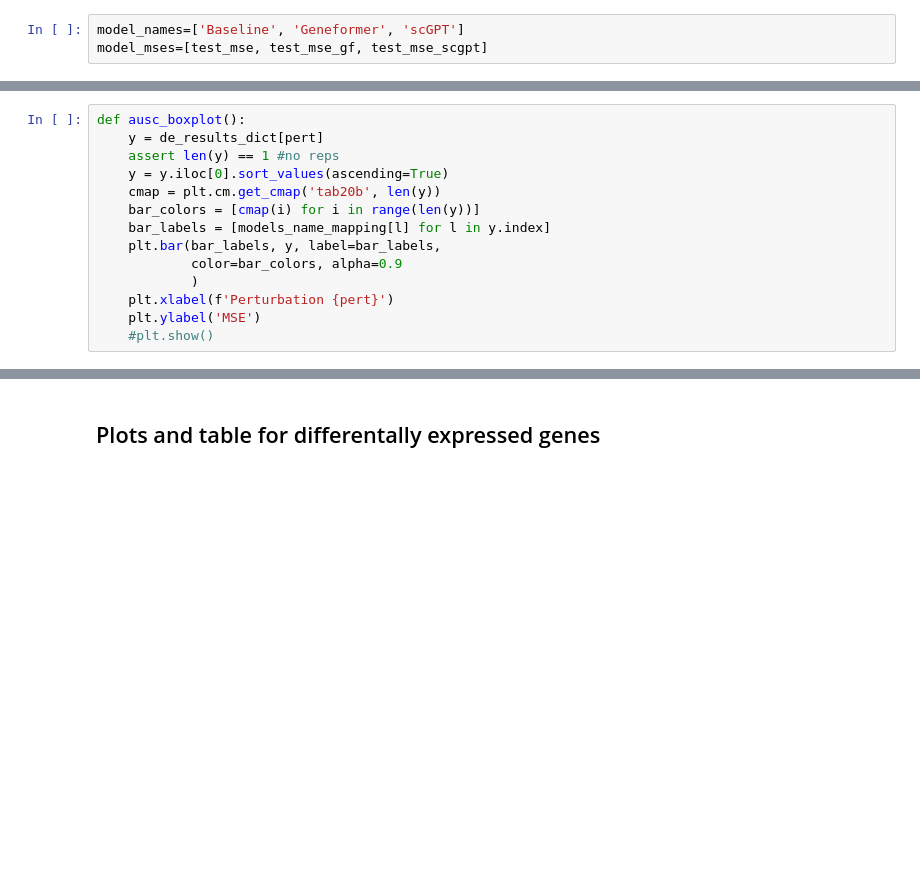
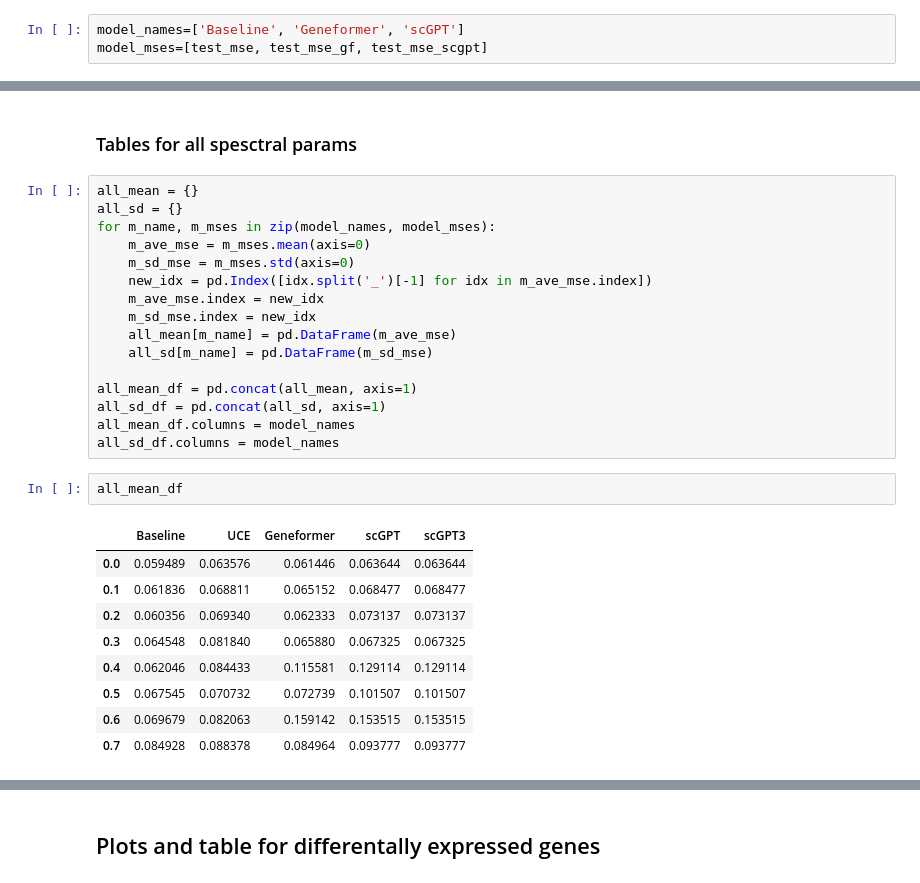
Before and after one commit to aaronwtr/PertEval, a Jupyter notebook: notebooks/results_analysis.ipynb, the cells around one changed output, grey strips where cells are left out. Drawn from its saved outputs; the diff is of its cells as text; blank space fills up the shorter version.

```diff
--- a/notebooks/results_analysis.ipynb
+++ b/notebooks/results_analysis.ipynb
@@ -274,14 +254,30 @@ plt.xlim(0.05, 0.165)
-# %%
-def ausc_boxplot():
-    y = de_results_dict[pert]
-    assert len(y) == 1 #no reps
-    y = y.iloc[0].sort_values(ascending=True)
-    cmap = plt.cm.get_cmap('tab20b', len(y))
-    bar_colors = [cmap(i) for i in range(len(y))]
-    bar_labels = [models_name_mapping[l] for l in y.index]
-    plt.bar(bar_labels, y, label=bar_labels,
-            color=bar_colors, alpha=0.9
-            )
-    plt.xlabel(f'Perturbation {pert}')
-    plt.ylabel('MSE')
-    #plt.show()
+# %% [markdown]
+### Tables for all spesctral params
+# %%
+all_mean = {}
+all_sd = {}
+for m_name, m_mses in zip(model_names, model_mses):
+    m_ave_mse = m_mses.mean(axis=0)
+    m_sd_mse = m_mses.std(axis=0)
+    new_idx = pd.Index([idx.split('_')[-1] for idx in m_ave_mse.index])
+    m_ave_mse.index = new_idx
+    m_sd_mse.index = new_idx
+    all_mean[m_name] = pd.DataFrame(m_ave_mse)
+    all_sd[m_name] = pd.DataFrame(m_sd_mse)
+
+all_mean_df = pd.concat(all_mean, axis=1)
+all_sd_df = pd.concat(all_sd, axis=1)
+all_mean_df.columns = model_names
+all_sd_df.columns = model_names
+# %%
+all_mean_df
+# %% [output]
+|  | Baseline | UCE | Geneformer | scGPT | scGPT3 |
+| 0.0 | 0.059489 | 0.063576 | 0.061446 | 0.063644 | 0.063644 |
+| 0.1 | 0.061836 | 0.068811 | 0.065152 | 0.068477 | 0.068477 |
+| 0.2 | 0.060356 | 0.069340 | 0.062333 | 0.073137 | 0.073137 |
+| 0.3 | 0.064548 | 0.081840 | 0.065880 | 0.067325 | 0.067325 |
+| 0.4 | 0.062046 | 0.084433 | 0.115581 | 0.129114 | 0.129114 |
+| 0.5 | 0.067545 | 0.070732 | 0.072739 | 0.101507 | 0.101507 |
+| 0.6 | 0.069679 | 0.082063 | 0.159142 | 0.153515 | 0.153515 |
+| 0.7 | 0.084928 | 0.088378 | 0.084964 | 0.093777 | 0.093777 |
```
Also changed, not shown: parts of 24 cells of this notebook.
